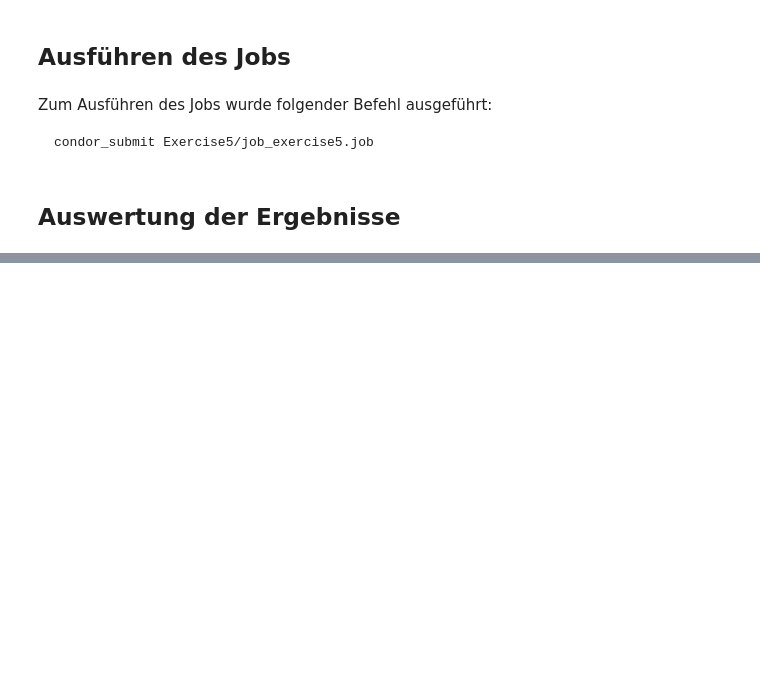
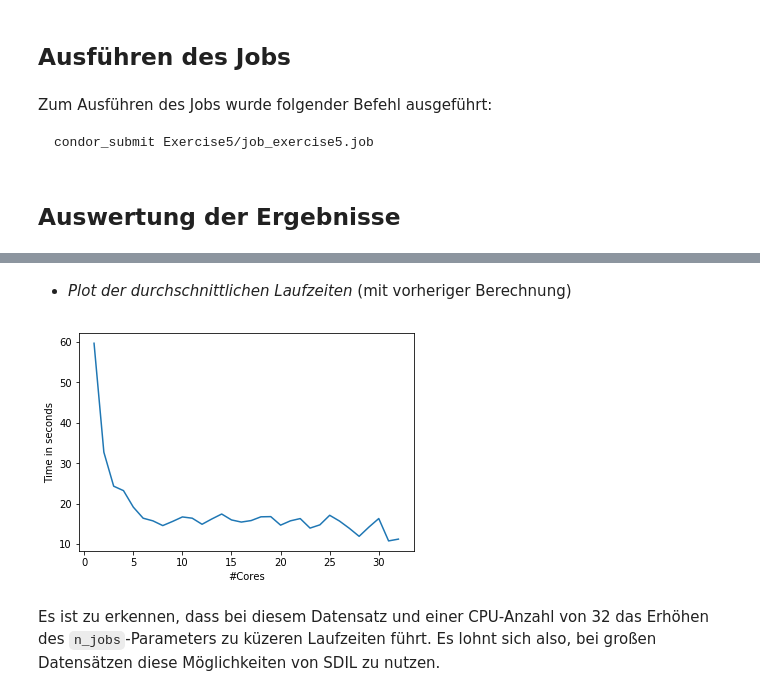
Before and after one commit to tecoKIT/smart-data-analytics, a Jupyter notebook: Uebung2/Exercise5.ipynb, the cells around one changed output, grey strips where cells are left out. Drawn from its saved outputs; the diff is of its cells as text; code cells hidden in the pictures; blank space fills up the shorter version.

```diff
--- a/Uebung2/Exercise5.ipynb
+++ b/Uebung2/Exercise5.ipynb
@@ -80,0 +159,9 @@ print_file('Exercise5/errors/')
+# %% [markdown]
+- _Plot der durchschnittlichen Laufzeiten_ (mit vorheriger Berechnung)
+# %%
+times_heart['average'] = times_heart.drop('n_cores', axis=1).mean(axis=1)
+plot_times(times_heart[['n_cores', 'average']])
+# %% [output]
+[figure, added]
+# %% [markdown]
+Es ist zu erkennen, dass bei diesem Datensatz und einer CPU-Anzahl von 32 das Erhöhen des `n_jobs`-Parameters zu küzeren Laufzeiten führt. Es lohnt sich also, bei großen Datensätzen diese Möglichkeiten von SDIL zu nutzen.
```
Also changed, not shown: parts of 27 cells of this notebook, 8 other files.
